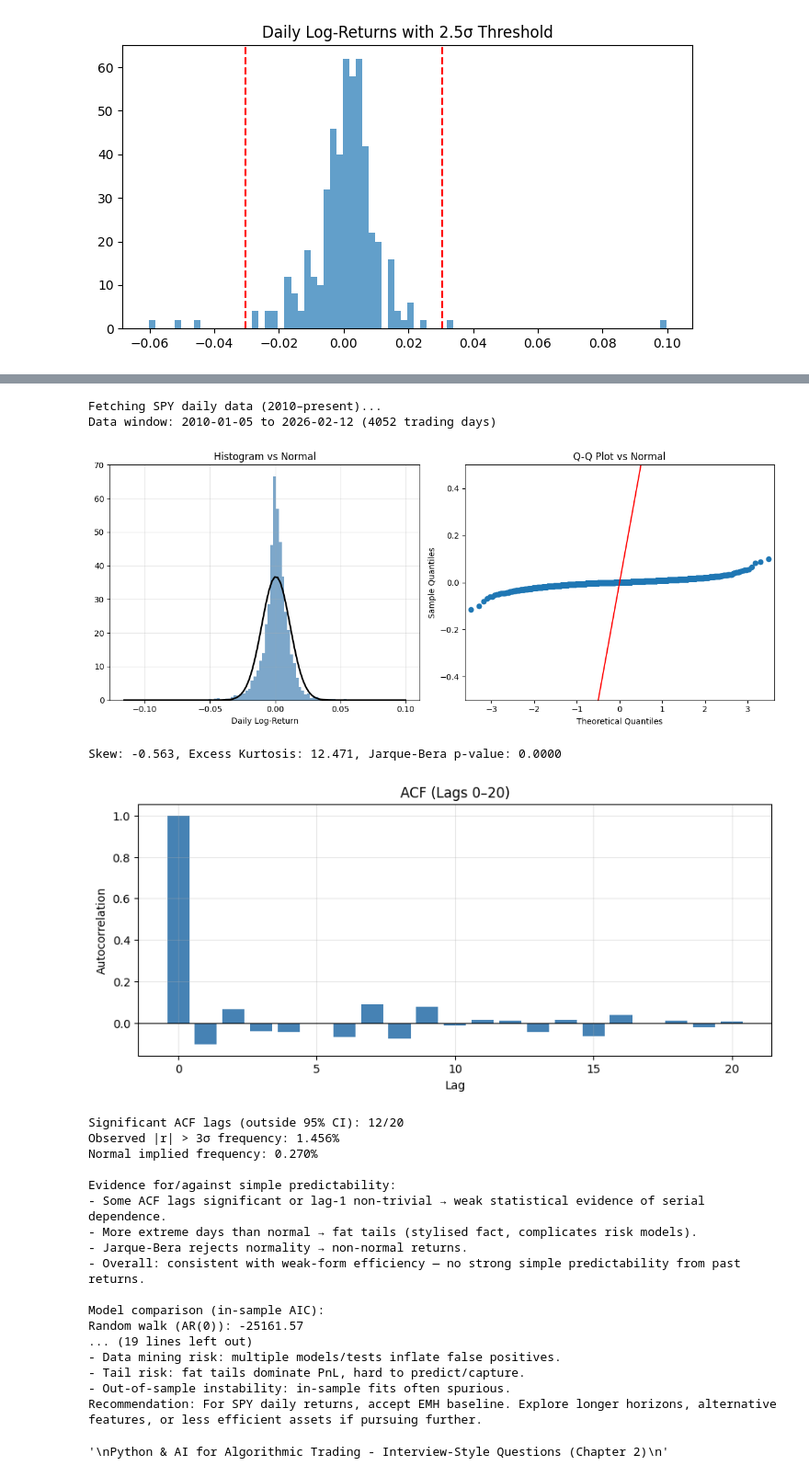
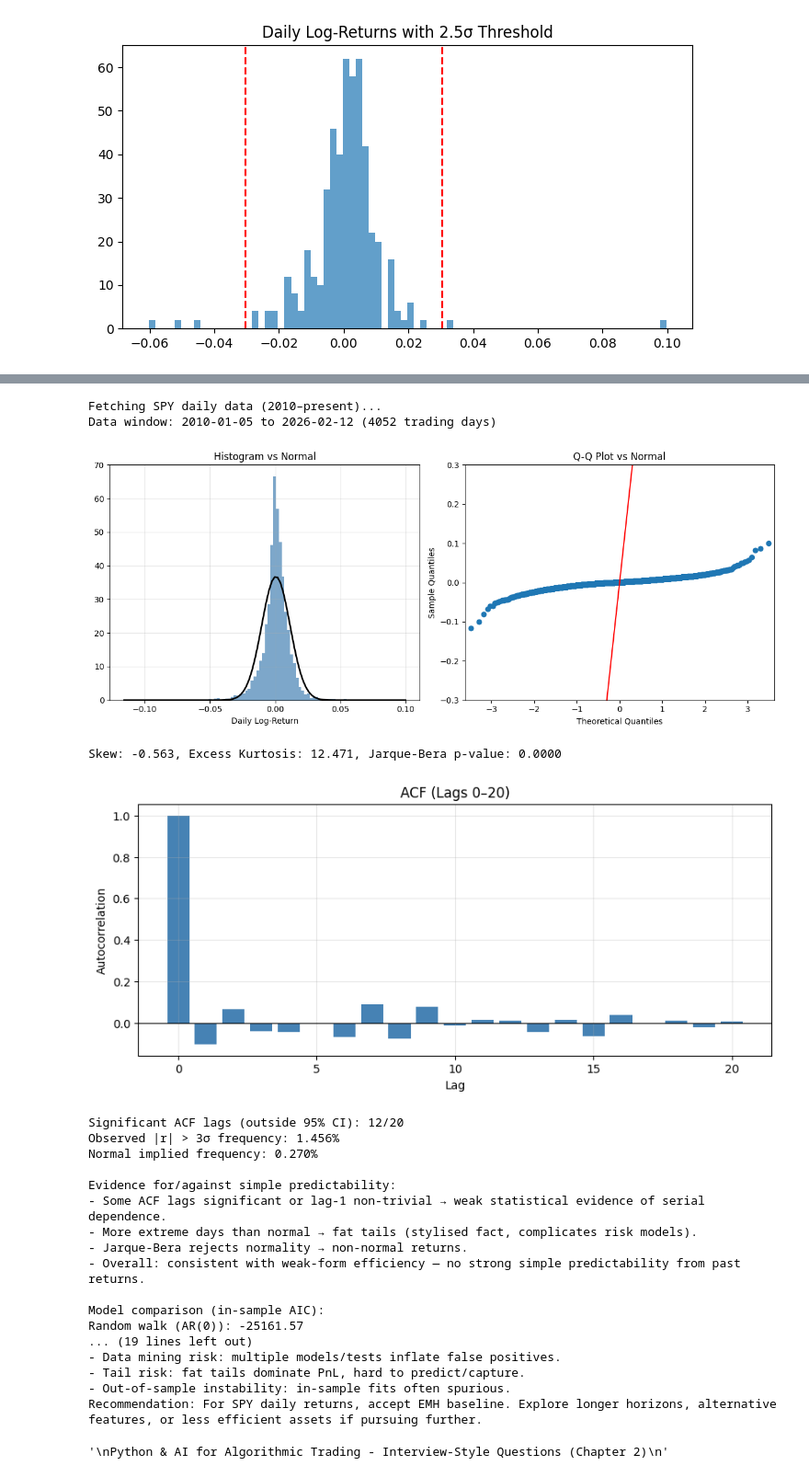
Before and after one commit to meacreatio/tpq, a Jupyter notebook: week5/paat_2.ipynb, the cells around one changed output, grey strips where cells are left out. Shown at 92% size. Drawn from its saved outputs; the diff is of its cells as text; code cells hidden in the pictures.

```diff
--- a/week5/paat_2.ipynb
+++ b/week5/paat_2.ipynb
@@ -610,7 +611,7 @@ ax1.grid(True, alpha=0.3)
 # Q-Q plot (fixed: pass ax)
 sm.qqplot(returns, line='45', ax=ax2)
 ax2.set_title("Q-Q Plot vs Normal")
-ax2.set_ylim(-0.5, 0.5)
+ax2.set_ylim(-0.3, 0.3)
 
 plt.tight_layout()
 plt.show()
@@ -711,34 +712,34 @@ else:
 # Conclude with a short decision memo that states whether there is enough evidence
 # to justify deeper strategy research, and identify the biggest sources of uncertainty.
 # =============================================================================
 
 print("\n=== Decision Memo ===")
 print("Asset: SPY daily returns (2010–present)")
 
 # Dynamic conclusion
 if significant_lags > 5 or abs(acf[1]) > 0.1 or (aic_better and oos_better):
     print("Conclusion: YES — preliminary evidence warrants deeper short-term predictability research.")
     print("- Notable serial dependence in ACF and/or meaningful AR(1) improvement both in-sample and OOS.")
     print("- Potential for simple linear strategies (with caution).")
 else:
     print("Conclusion: NO — insufficient evidence to justify deeper short-term predictability research.")
     print("- Baseline diagnostics show near-zero short-lag autocorrelation, fat tails, non-normality — classic efficient market with no simple serial dependence.")
     print("- AR(1) vs random walk: marginal/no in-sample improvement, no OOS forecasting gain.")
     print("- Any apparent patterns fail economic tests (costs, robustness).")
 
 print("\nBiggest sources of uncertainty:")
 if significant_lags > 3 or abs(acf[1]) > 0.05:
     print("- Regime dependence: patterns may appear in sub-periods but decay OOS.")
     print("- Transaction costs/slippage: high-turnover strategies needed for small effects would be unprofitable.")
     print("- Data mining risk: multiple models/tests inflate false positives.")
     print("- Tail risk: fat tails dominate PnL, hard to predict/capture.")
 if not oos_better:
     print("- Out-of-sample instability: in-sample fits often spurious.")
     print("Recommendation: For SPY daily returns, accept EMH baseline. Explore longer horizons, alternative features, or less efficient assets if pursuing further.")
 # %% [output]
 Fetching SPY daily data (2010–present)...
 Data window: 2010-01-05 to 2026-02-12 (4052 trading days)
-[figure, old version]
+[figure, new version]
 Skew: -0.563, Excess Kurtosis: 12.471, Jarque-Bera p-value: 0.0000
 [figure]
 Significant ACF lags (outside 95% CI): 12/20
```
Also changed, not shown: parts of 2 cells of this notebook.
